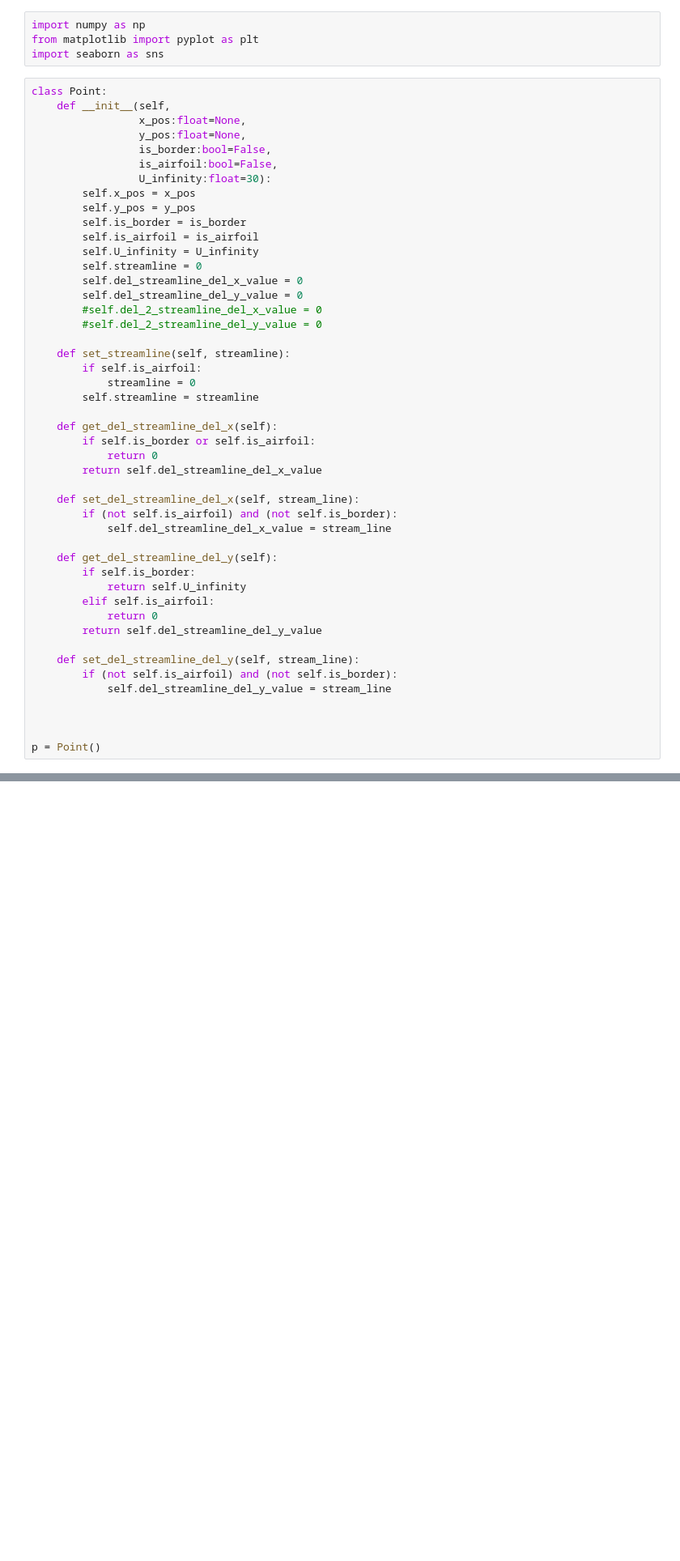
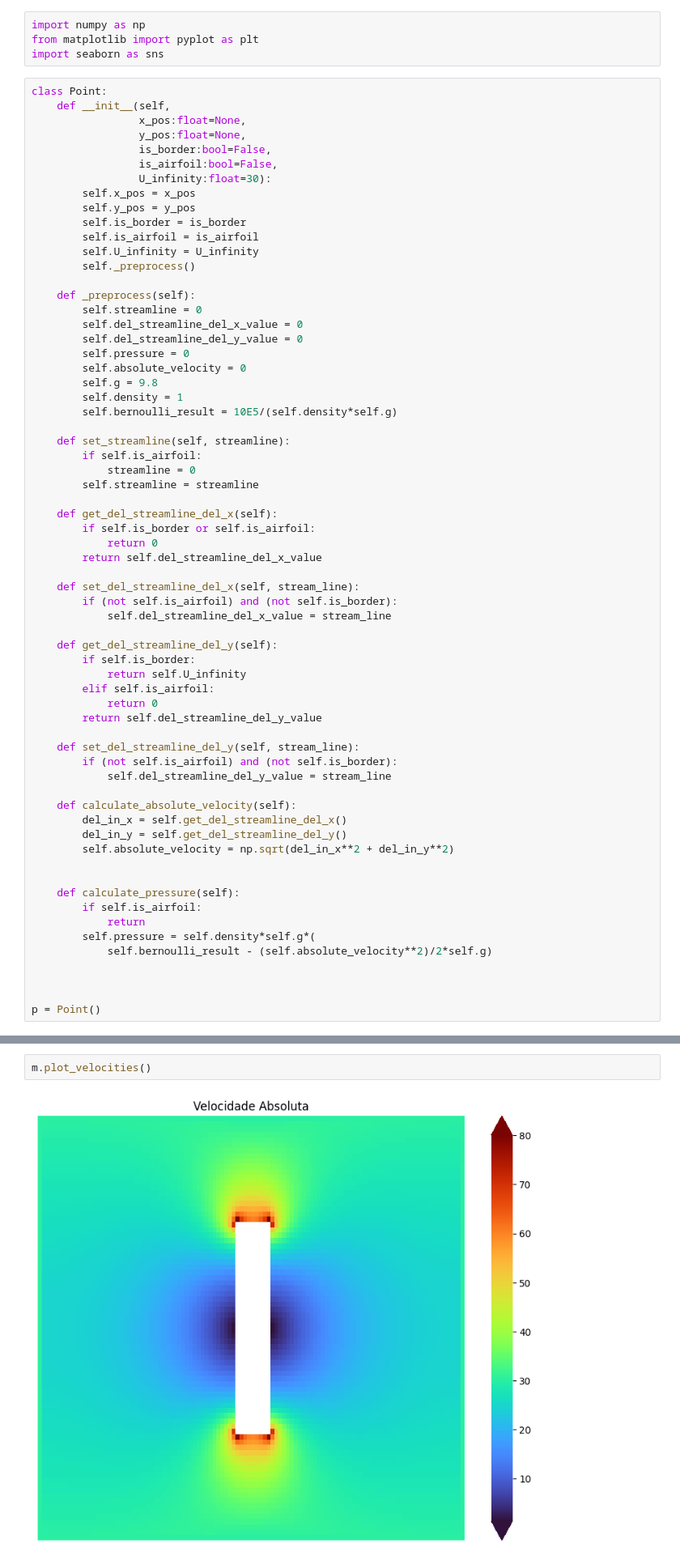
Before and after one commit to guicbelon/EulerRK4_simul, a Jupyter notebook: 2.ipynb, the cells around one changed output, grey strips where cells are left out. Shown: that part at 81% size. Cells and saved outputs as stored; diff of their text form; blank space fills up the shorter version.

Commit message:
add: pressure plots and velocity plots

```diff
--- a/2.ipynb
+++ b/2.ipynb
@@ -15,11 +15,17 @@ class Point:
         self.is_border = is_border
         self.is_airfoil = is_airfoil
         self.U_infinity = U_infinity
+        self._preprocess()
+
+    def _preprocess(self):
         self.streamline = 0
         self.del_streamline_del_x_value = 0
         self.del_streamline_del_y_value = 0
-        #self.del_2_streamline_del_x_value = 0
-        #self.del_2_streamline_del_y_value = 0
+        self.pressure = 0
+        self.absolute_velocity = 0
+        self.g = 9.8
+        self.density = 1
+        self.bernoulli_result = 10E5/(self.density*self.g)
 
     def set_streamline(self, streamline):
         if self.is_airfoil:
@@ -46,6 +52,18 @@ class Point:
         if (not self.is_airfoil) and (not self.is_border):
             self.del_streamline_del_y_value = stream_line
 
+    def calculate_absolute_velocity(self):
+        del_in_x = self.get_del_streamline_del_x()
+        del_in_y = self.get_del_streamline_del_y()
+        self.absolute_velocity = np.sqrt(del_in_x**2 + del_in_y**2)
+
+
+    def calculate_pressure(self):
+        if self.is_airfoil:
+            return
+        self.pressure = self.density*self.g*(
+            self.bernoulli_result - (self.absolute_velocity**2)/2*self.g)
+
 
 
 p = Point()
@@ -277,0 +364,4 @@ iteration:  4469
+# %%
+m.plot_velocities()
+# %% [output]
+[figure, added]
```
Also changed, not shown: parts of 2 cells of this notebook, 2 other files.
